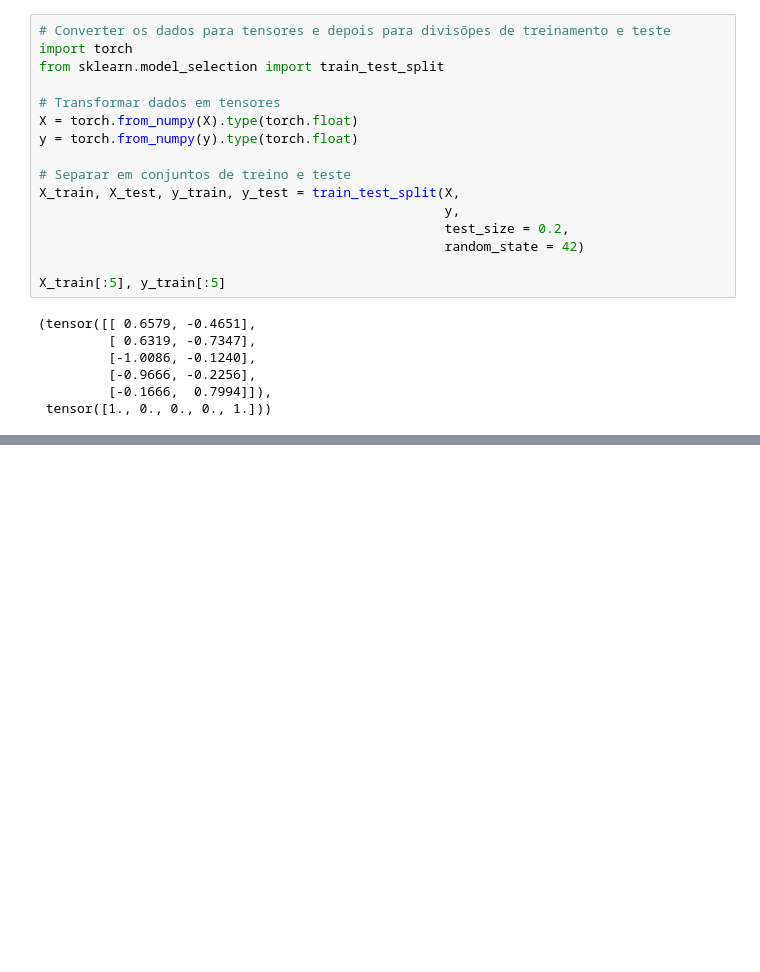
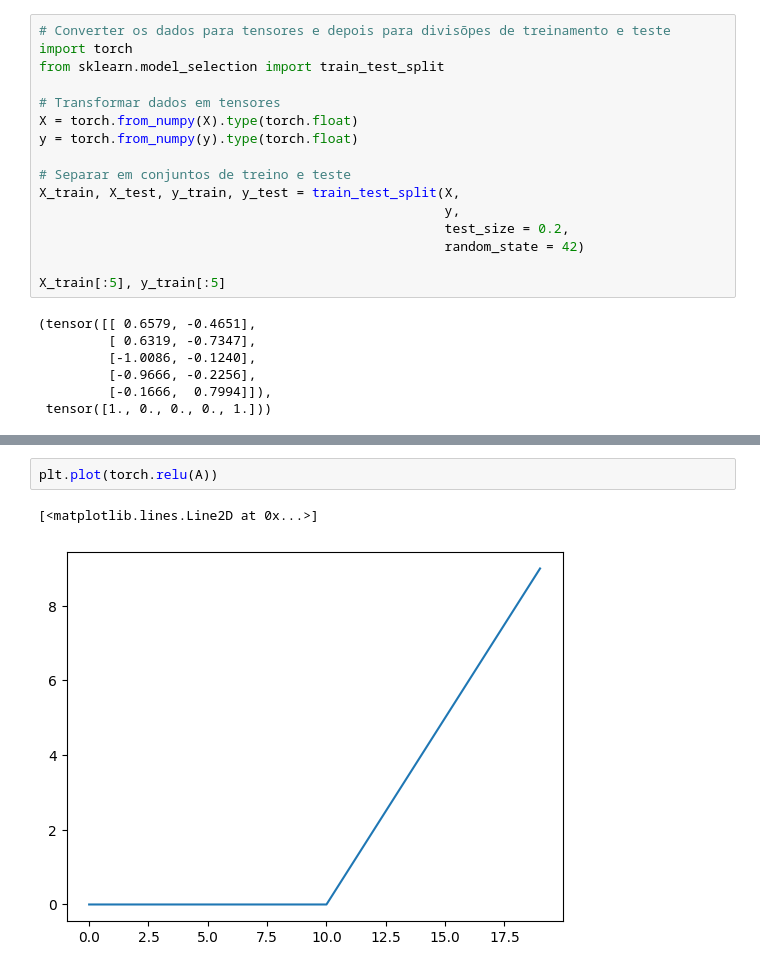
Before and after one commit to lucasget/estudos-pytorch, a Jupyter notebook: codigo.ipynb, the cells around one changed output, grey strips where cells are left out. Drawn from its saved outputs; the diff is of its cells as text; blank space fills up the shorter version.

```diff
--- a/codigo.ipynb
+++ b/codigo.ipynb
@@ -2552,0 +2679,5 @@ X_train[:5], y_train[:5]
+# %%
+plt.plot(torch.relu(A))
+# %% [output]
+[<matplotlib.lines.Line2D at 0x...>]
+[figure, added]
```
Also changed, not shown: parts of 25 cells of this notebook.
